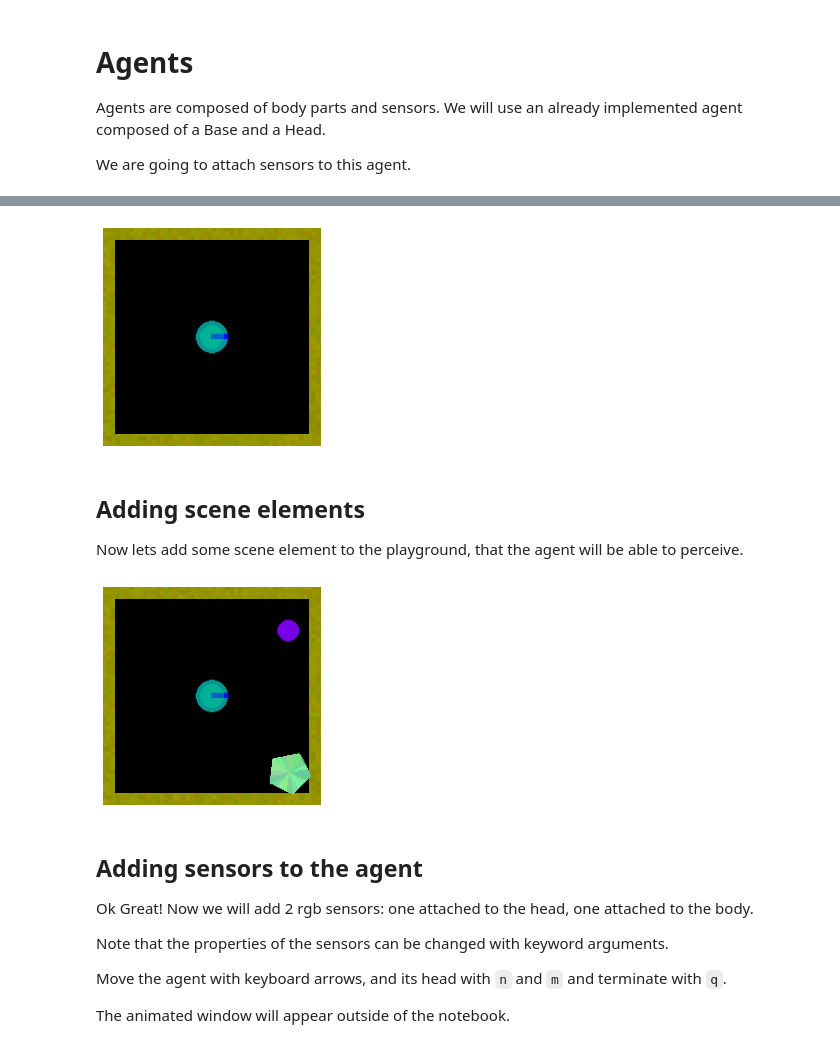
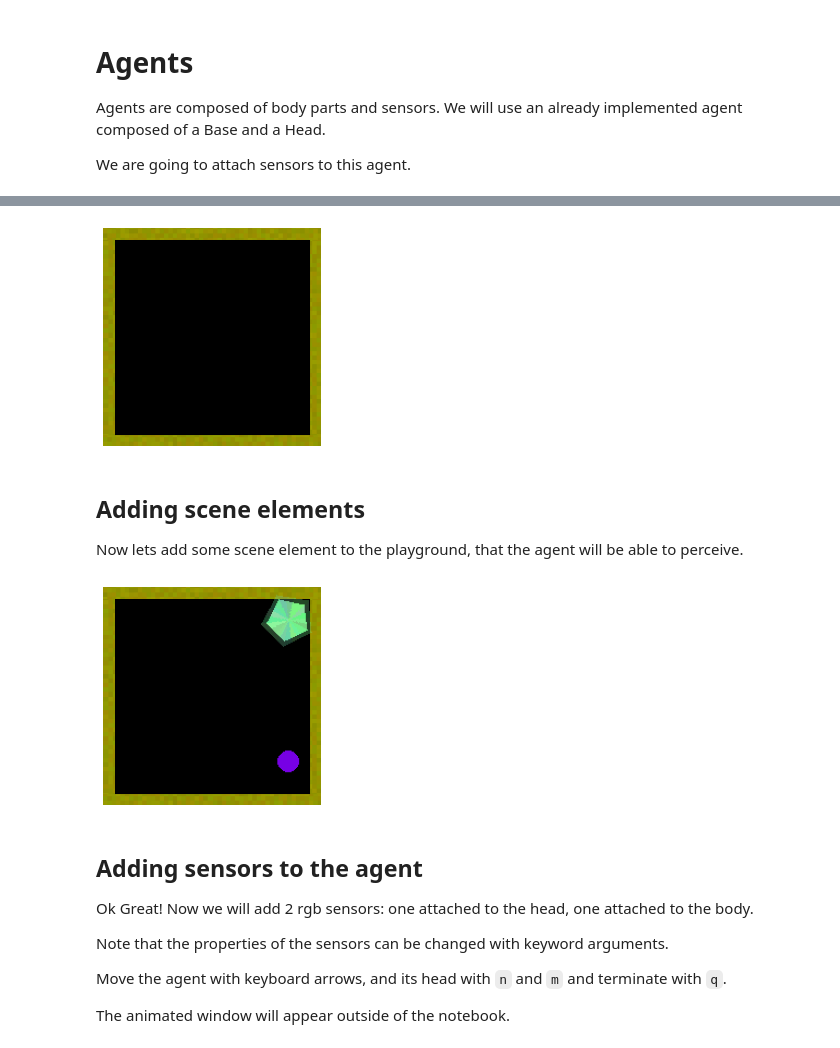
Before and after one commit to gaorkl/simple-playgrounds, a Jupyter notebook: tutorials/jupyter/06_Agents.ipynb, the cells around one changed output, grey strips where cells are left out. Saved outputs shown, nothing was run; the diff lists cells and outputs as text; code cells hidden in the pictures.

```diff
--- a/tutorials/jupyter/06_Agents.ipynb
+++ b/tutorials/jupyter/06_Agents.ipynb
@@ -28,16 +27,14 @@ Hello from the pygame community. https://www.pygame.org/contribute.html
 # %%
 import math
 my_playground = SingleRoom(size=(200, 200))
-my_agent = HeadAgent( controller=Keyboard(), platform=ForwardPlatform)
-
-my_playground.add_agent(my_agent)
+my_agent = HeadAgent( controller=Keyboard())
 
 # we use the option screen=True to use a keyboard controlled agent later on.
 engine = Engine(time_limit=1000000, playground= my_playground, screen=False)
 
 plt_image(engine.generate_playground_image(plt_mode = True))
 # %% [output]
-[figure, old version]
+[figure, new version]
 # %% [markdown]
 ## Adding scene elements
 
@@ -45,15 +42,15 @@ Now lets add some scene element to the playground, that the agent will be able t
 # %%
 from simple_playgrounds.playgrounds.scene_elements import Basic
 
-circular_object = Basic((170, 30, 0.5),default_config_key='pentagon', graspable=True, mass = 10)
-my_playground.add_scene_element(circular_object)
+circular_object = Basic(default_config_key='pentagon', graspable=True, mass = 10)
+my_playground.add_scene_element(circular_object, ((170, 30), 0.5))
 
-circular_object = Basic((170, 160, -0.5), physical_shape='circle', radius=10, texture = [120, 0, 230])
-my_playground.add_scene_element(circular_object)
+circular_object = Basic(physical_shape='circle', radius=10, texture = [120, 0, 230])
+my_playground.add_scene_element(circular_object, ((170, 160), -0.5))
 
 plt_image(engine.generate_playground_image(plt_mode = True))
 # %% [output]
-[figure, old version]
+[figure, new version]
 # %% [markdown]
 ## Adding sensors to the agent
 
```
Also changed, not shown: parts of 5 cells of this notebook, 20 other files.
